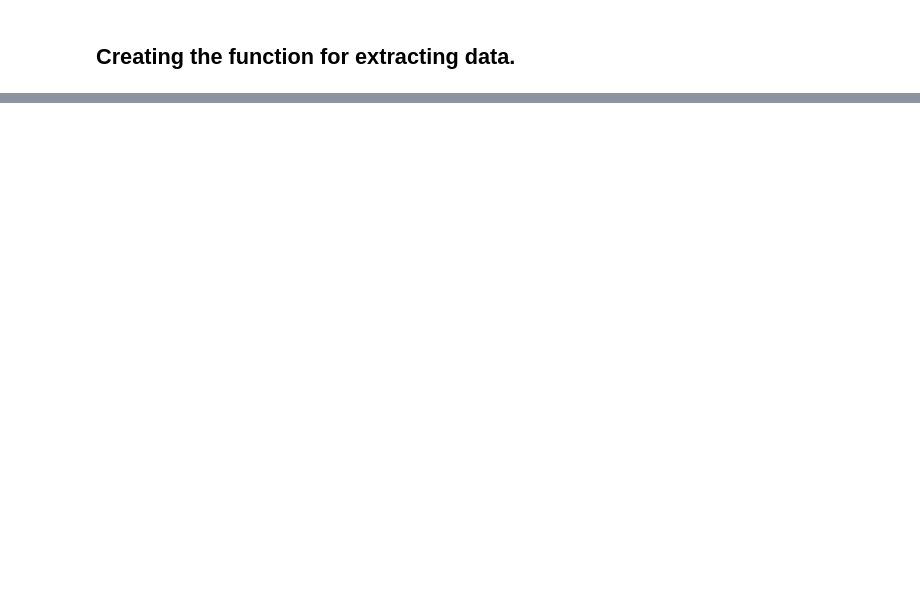
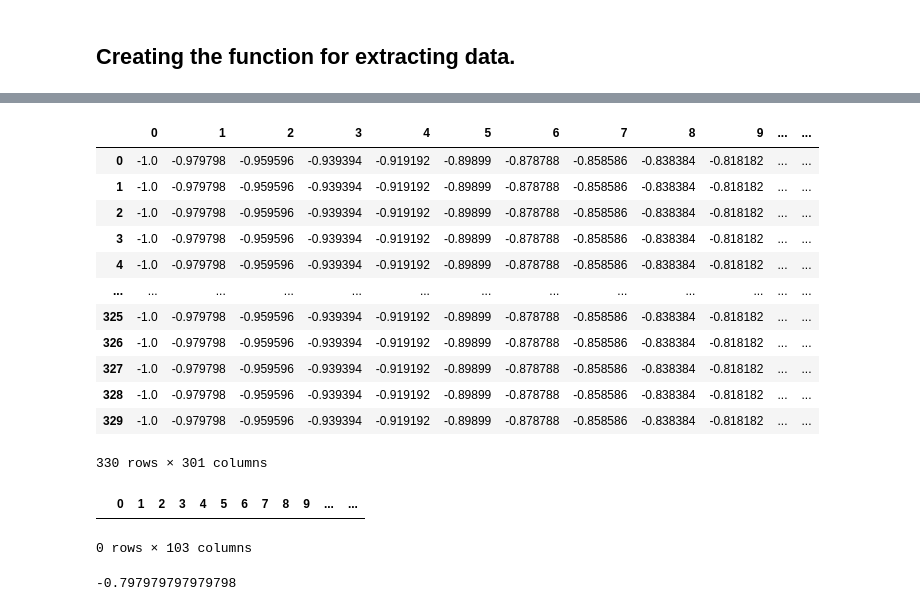
Before and after one commit to abhijeetmangela/Cylender_flow_ML, a Jupyter notebook: Burgers Equation/Burgers_data.ipynb, the cells around one changed output, grey strips where cells are left out. Cells and saved outputs as stored; diff of their text form; code cells hidden in the pictures; blank space fills up the shorter version.

```diff
--- a/Burgers Equation/Burgers_data.ipynb
+++ b/Burgers Equation/Burgers_data.ipynb
@@ -54,0 +59,5 @@ plt.grid()
+# %%
+df = pd.DataFrame()
+# %%
+df["Time"] = time_loc
+df
@@ -54,0 +99,31 @@ plt.grid()
+# %%
+result = pd.concat([temp_df2,temp_df3,df,temp_df],axis=1,ignore_index=True)
+#result = pd.concat([result,temp_df],axis=1)
+result = result.head(330)
+result
+# %% [output]
+|  | 0 | 1 | 2 | 3 | 4 | 5 | 6 | 7 | 8 | 9 | ... | ... |
+| 0 | -1.0 | -0.979798 | -0.959596 | -0.939394 | -0.919192 | -0.89899 | -0.878788 | -0.858586 | -0.838384 | -0.818182 | ... | ... |
+| 1 | -1.0 | -0.979798 | -0.959596 | -0.939394 | -0.919192 | -0.89899 | -0.878788 | -0.858586 | -0.838384 | -0.818182 | ... | ... |
+| 2 | -1.0 | -0.979798 | -0.959596 | -0.939394 | -0.919192 | -0.89899 | -0.878788 | -0.858586 | -0.838384 | -0.818182 | ... | ... |
+| 3 | -1.0 | -0.979798 | -0.959596 | -0.939394 | -0.919192 | -0.89899 | -0.878788 | -0.858586 | -0.838384 | -0.818182 | ... | ... |
+| 4 | -1.0 | -0.979798 | -0.959596 | -0.939394 | -0.919192 | -0.89899 | -0.878788 | -0.858586 | -0.838384 | -0.818182 | ... | ... |
+| ... | ... | ... | ... | ... | ... | ... | ... | ... | ... | ... | ... | ... |
+| 325 | -1.0 | -0.979798 | -0.959596 | -0.939394 | -0.919192 | -0.89899 | -0.878788 | -0.858586 | -0.838384 | -0.818182 | ... | ... |
+| 326 | -1.0 | -0.979798 | -0.959596 | -0.939394 | -0.919192 | -0.89899 | -0.878788 | -0.858586 | -0.838384 | -0.818182 | ... | ... |
+| 327 | -1.0 | -0.979798 | -0.959596 | -0.939394 | -0.919192 | -0.89899 | -0.878788 | -0.858586 | -0.838384 | -0.818182 | ... | ... |
+| 328 | -1.0 | -0.979798 | -0.959596 | -0.939394 | -0.919192 | -0.89899 | -0.878788 | -0.858586 | -0.838384 | -0.818182 | ... | ... |
+| 329 | -1.0 | -0.979798 | -0.959596 | -0.939394 | -0.919192 | -0.89899 | -0.878788 | -0.858586 | -0.838384 | -0.818182 | ... | ... |
+330 rows × 301 columns
+# %%
+Final_df = pd.DataFrame(columns=range(num_points+3))
+y_frame = pd.DataFrame(y_loc_init)
+
+Final_df
+# %% [output]
+|  | 0 | 1 | 2 | 3 | 4 | 5 | 6 | 7 | 8 | 9 | ... | ... |
+0 rows × 103 columns
+# %%
+x_loc[10]
+# %% [output]
+-0.797979797979798
```
Also changed, not shown: parts of 10 cells of this notebook, 3 other files.
